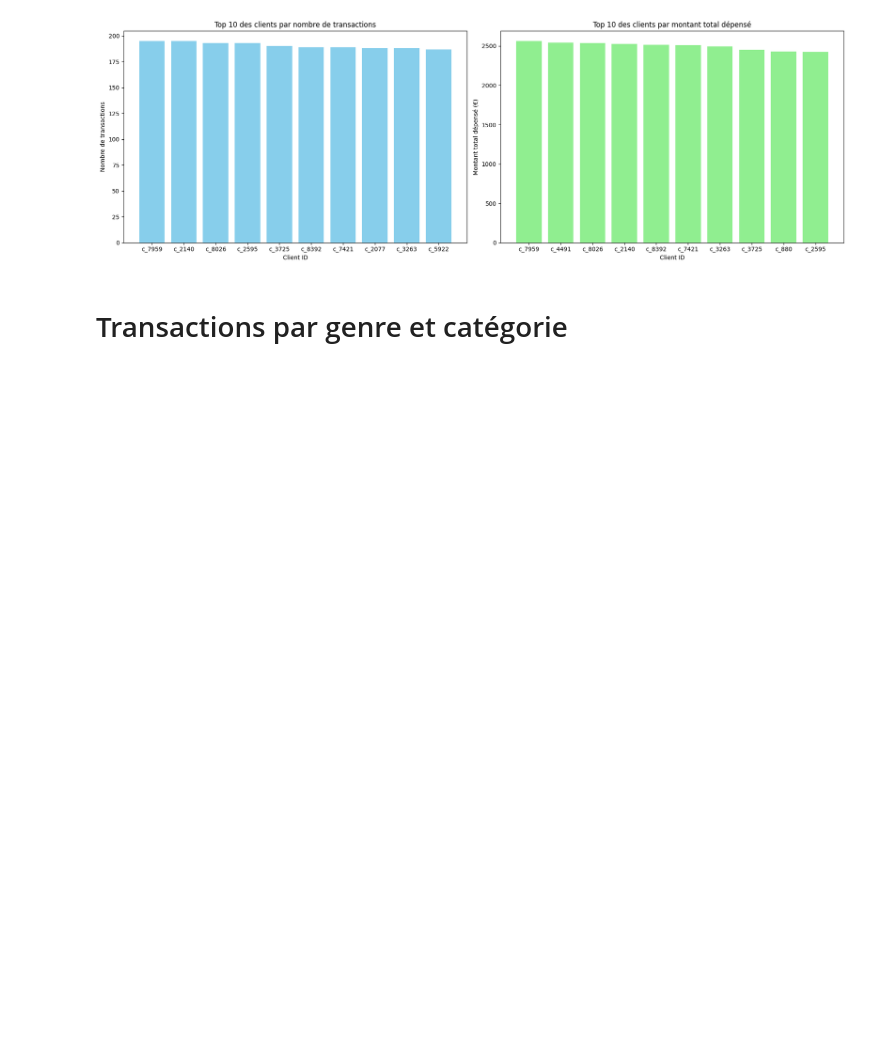
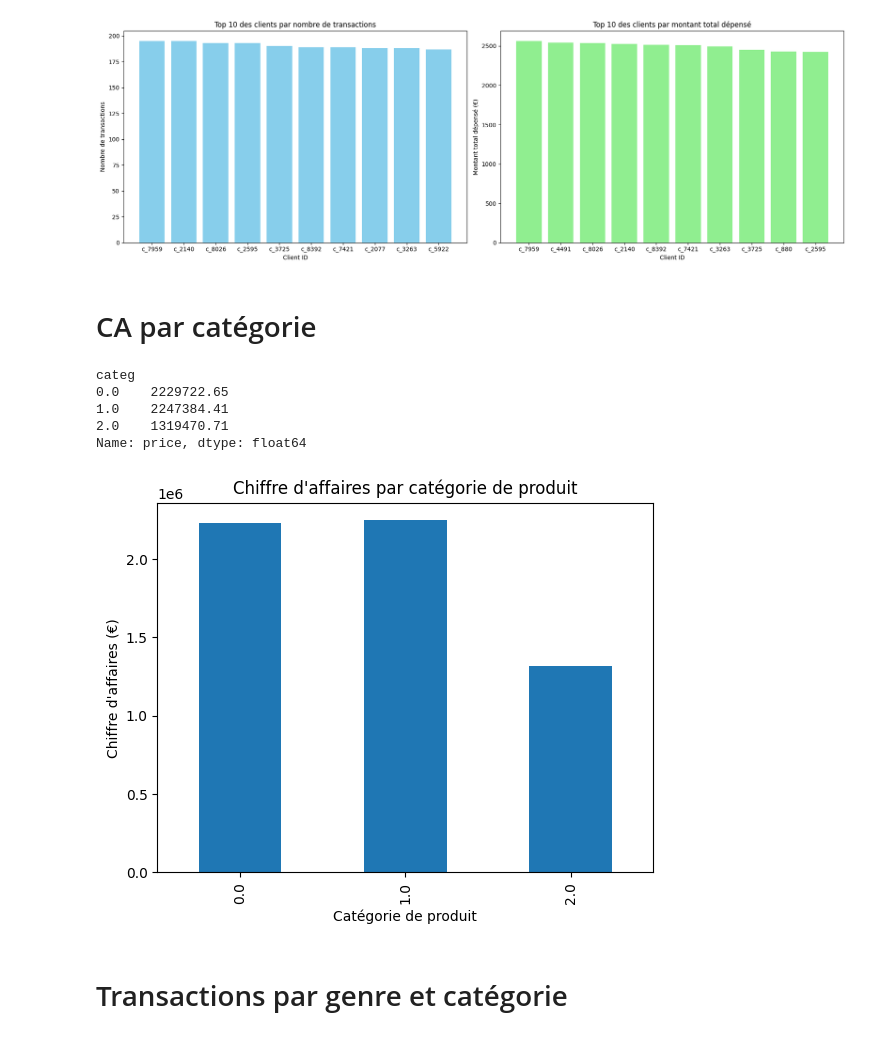
Before and after one commit to gdemerges/library_simplon, a Jupyter notebook: library_guillaume.ipynb, the cells around one changed output. Saved outputs shown, nothing was run; the diff lists cells and outputs as text; code cells hidden in the pictures; blank space fills up the shorter version.

```diff
--- a/library_guillaume.ipynb
+++ b/library_guillaume.ipynb
@@ -348,6 +340,27 @@ plt.tight_layout()
 plt.show()
 # %% [output]
 [figure]
+# %% [markdown]
+# CA par catégorie
+# %%
+ca_par_categorie = transactions_et_prix_df.groupby('categ')['price'].sum()
+
+ca_par_categorie
+# %% [output]
+categ
+0.0    2229722.65
+1.0    2247384.41
+2.0    1319470.71
+Name: price, dtype: float64
+# %%
+fig, ax = plt.subplots()
+ca_par_categorie.plot(kind='bar', ax=ax)
+ax.set_title('Chiffre d\'affaires par catégorie de produit')
+ax.set_xlabel('Catégorie de produit')
+ax.set_ylabel('Chiffre d\'affaires (€)')
+plt.show()
+# %% [output]
+[figure, added]
 # %% [markdown]
 # Transactions par genre et catégorie
 # %%
```
Also changed, not shown: parts of 5 cells of this notebook.
